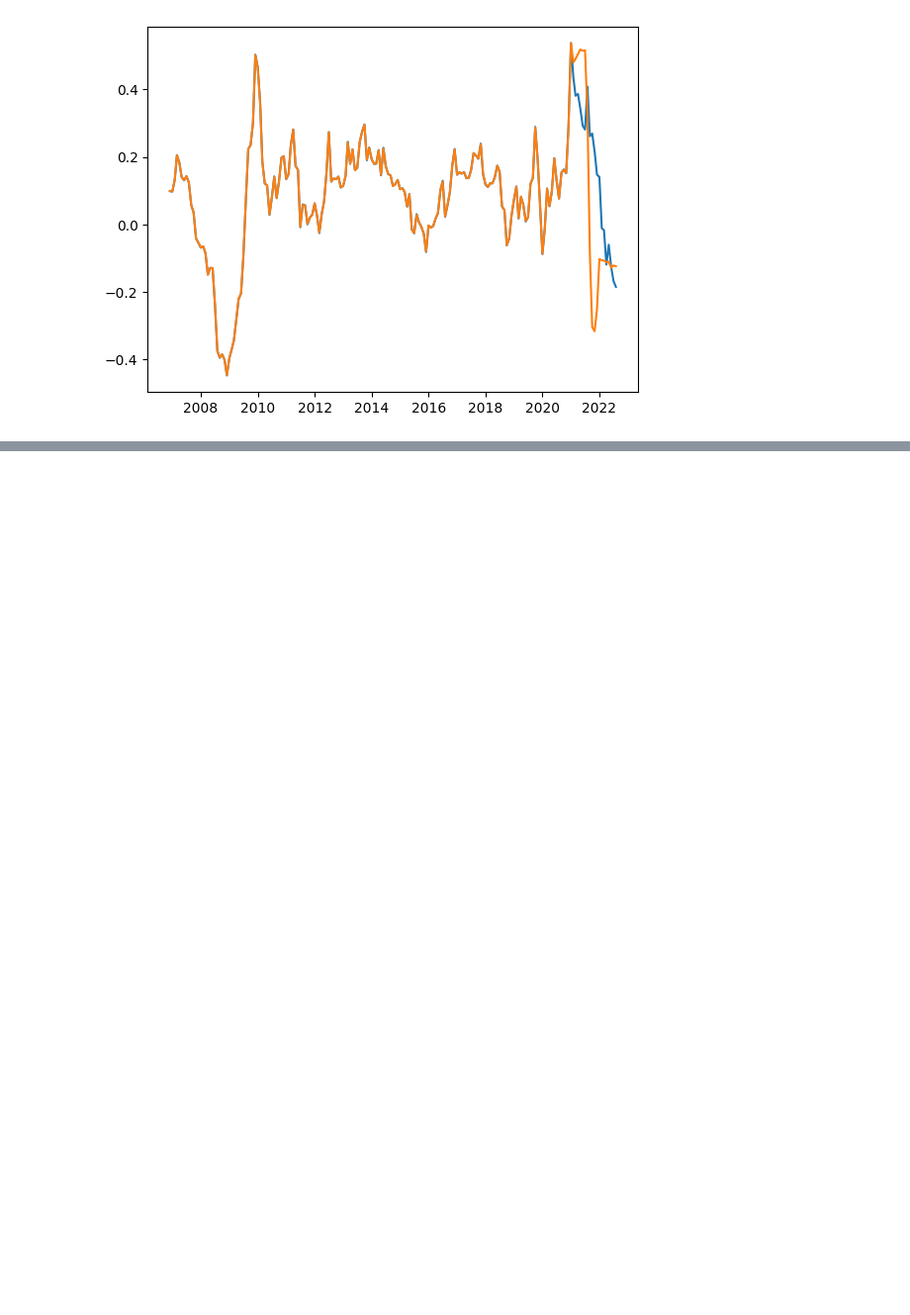
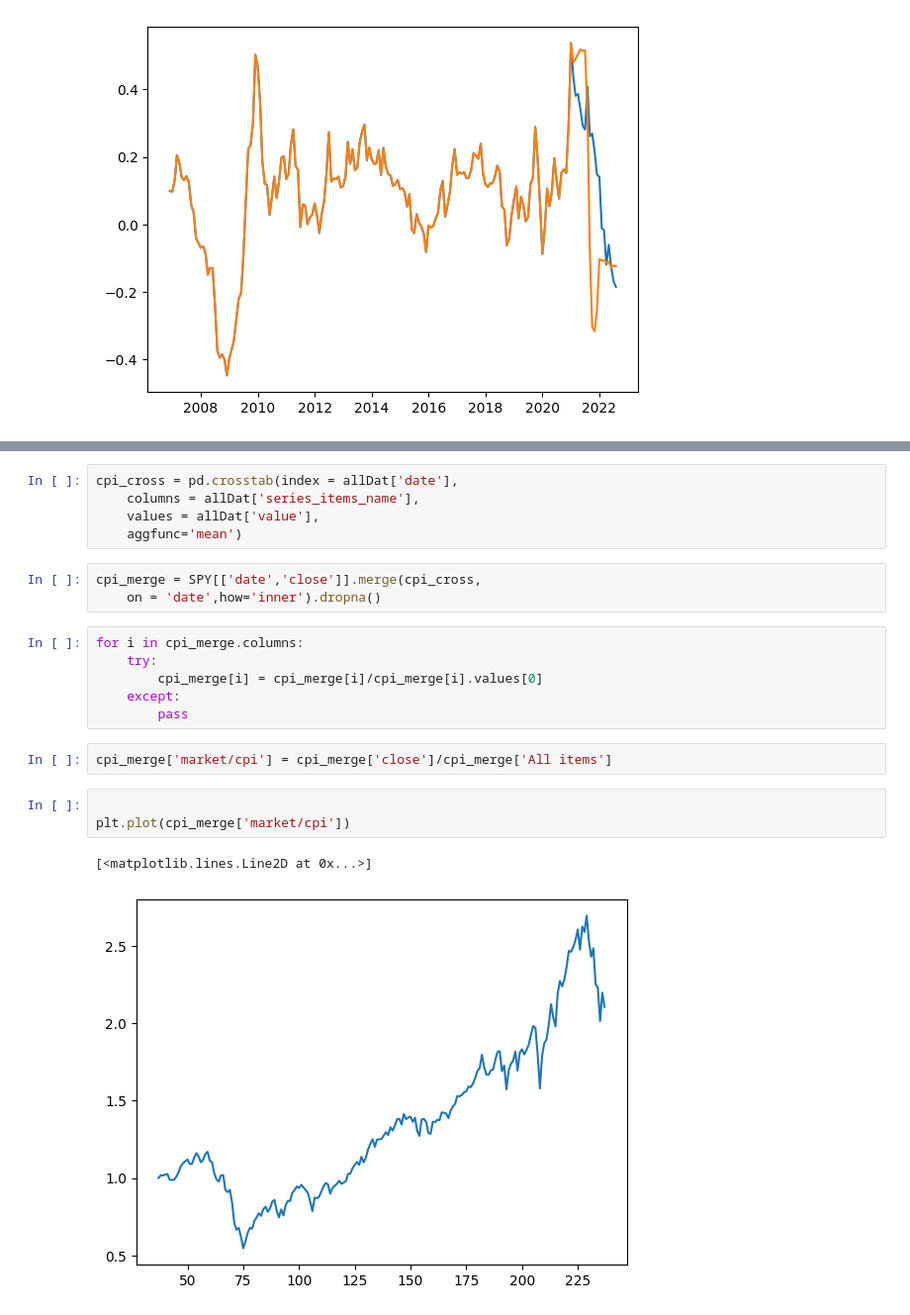
Before and after one commit to JLivingston01/python_research, a Jupyter notebook: scripts/stocks/cpi_scrape.ipynb, the cells around one changed output, grey strips where cells are left out. Shown: that part at 99% size. Drawn from its saved outputs; the diff is of its cells as text; blank space fills up the shorter version.

```diff
--- a/scripts/stocks/cpi_scrape.ipynb
+++ b/scripts/stocks/cpi_scrape.ipynb
@@ -175,0 +192,22 @@ plt.plot(merge['pred'])
+# %%
+cpi_cross = pd.crosstab(index = allDat['date'],
+    columns = allDat['series_items_name'],
+    values = allDat['value'],
+    aggfunc='mean')
+# %%
+cpi_merge = SPY[['date','close']].merge(cpi_cross,
+    on = 'date',how='inner').dropna()
+# %%
+for i in cpi_merge.columns:
+    try:
+        cpi_merge[i] = cpi_merge[i]/cpi_merge[i].values[0]
+    except:
+        pass
+# %%
+cpi_merge['market/cpi'] = cpi_merge['close']/cpi_merge['All items']
+# %%
+
+plt.plot(cpi_merge['market/cpi'])
+# %% [output]
+[<matplotlib.lines.Line2D at 0x...>]
+[figure, added]
```
Also changed, not shown: parts of 3 cells of this notebook, 2 other files.
